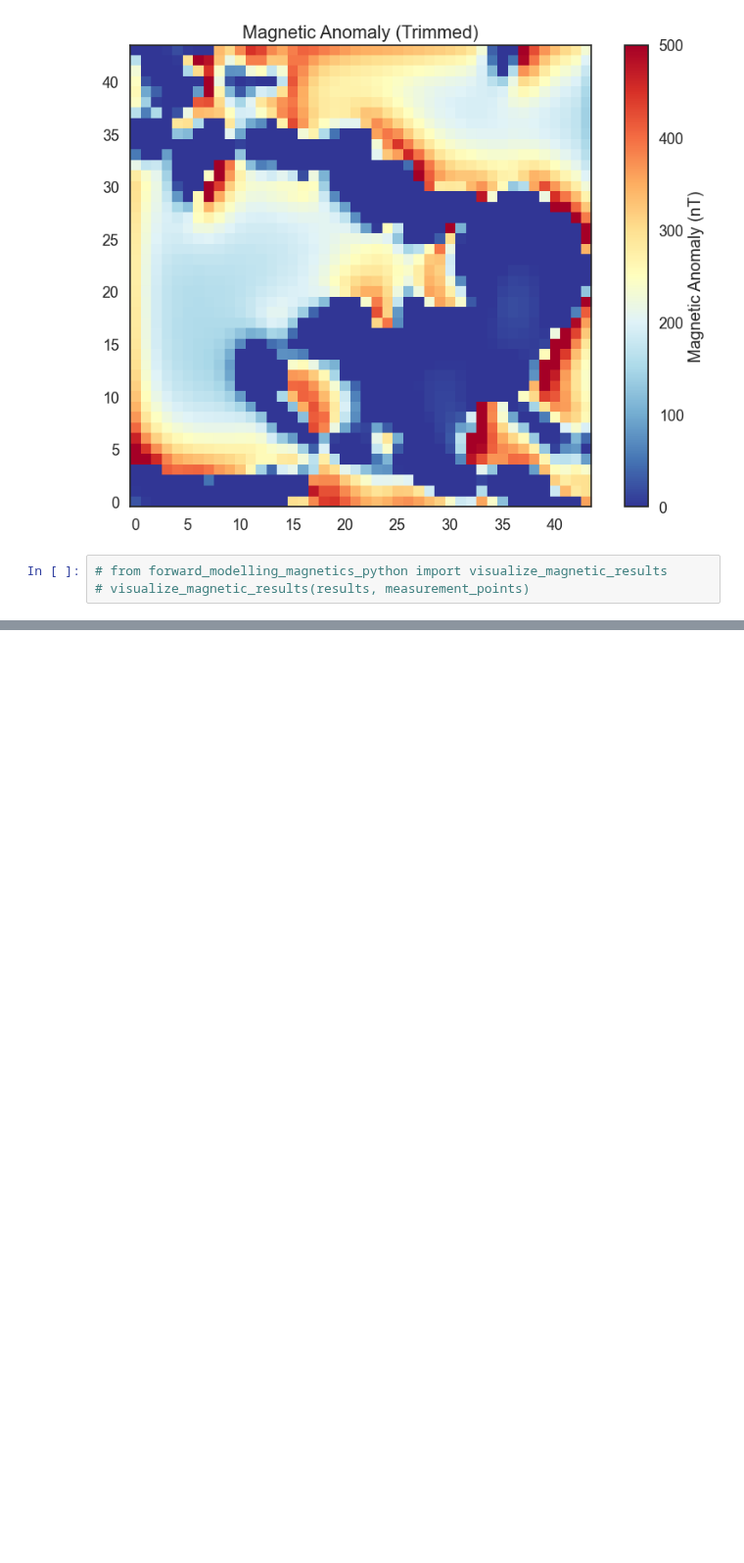
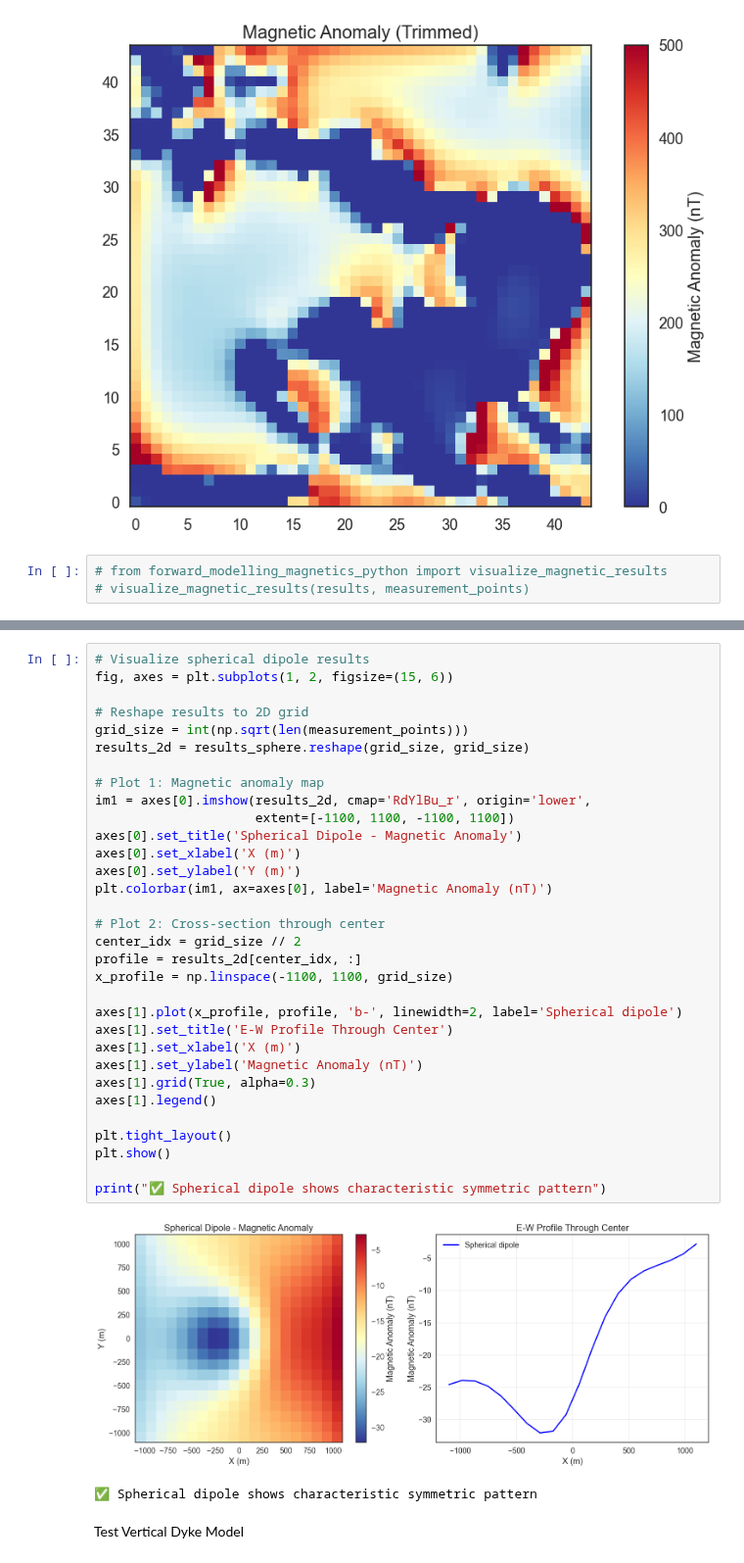
Before and after one commit to terranigma-solutions/Mineye-Terranigma, a Jupyter notebook: GeoModel/Geophysical_Forward_Modelling/forward_modelling_magnetics.ipynb, the cells around one changed output, grey strips where cells are left out. Shown at 98% size. Cells and saved outputs as stored; diff of their text form; blank space fills up the shorter version.

Commit message:
Updated magnetic forward modelling by adding exampled (e.g. simple burried dipole) and removed some unnecessary files.

```diff
--- a/GeoModel/Geophysical_Forward_Modelling/forward_modelling_magnetics.ipynb
+++ b/GeoModel/Geophysical_Forward_Modelling/forward_modelling_magnetics.ipynb
@@ -228,0 +287,37 @@ Text(0.5, 1.0, 'Magnetic Anomaly (Trimmed)')
+# %%
+# Visualize spherical dipole results
+fig, axes = plt.subplots(1, 2, figsize=(15, 6))
+
+# Reshape results to 2D grid
+grid_size = int(np.sqrt(len(measurement_points)))
+results_2d = results_sphere.reshape(grid_size, grid_size)
+
+# Plot 1: Magnetic anomaly map
+im1 = axes[0].imshow(results_2d, cmap='RdYlBu_r', origin='lower',
+                     extent=[-1100, 1100, -1100, 1100])
+axes[0].set_title('Spherical Dipole - Magnetic Anomaly')
+axes[0].set_xlabel('X (m)')
+axes[0].set_ylabel('Y (m)')
+plt.colorbar(im1, ax=axes[0], label='Magnetic Anomaly (nT)')
+
+# Plot 2: Cross-section through center
+center_idx = grid_size // 2
+profile = results_2d[center_idx, :]
+x_profile = np.linspace(-1100, 1100, grid_size)
+
+axes[1].plot(x_profile, profile, 'b-', linewidth=2, label='Spherical dipole')
+axes[1].set_title('E-W Profile Through Center')
+axes[1].set_xlabel('X (m)')
+axes[1].set_ylabel('Magnetic Anomaly (nT)')
+axes[1].grid(True, alpha=0.3)
+axes[1].legend()
+
+plt.tight_layout()
+plt.show()
+
+print("✅ Spherical dipole shows characteristic symmetric pattern")
+# %% [output]
+[figure, added]
+✅ Spherical dipole shows characteristic symmetric pattern
+# %% [markdown]
+Test Vertical Dyke Model
```
Also changed, not shown: parts of 13 cells of this notebook, 2 other files.
